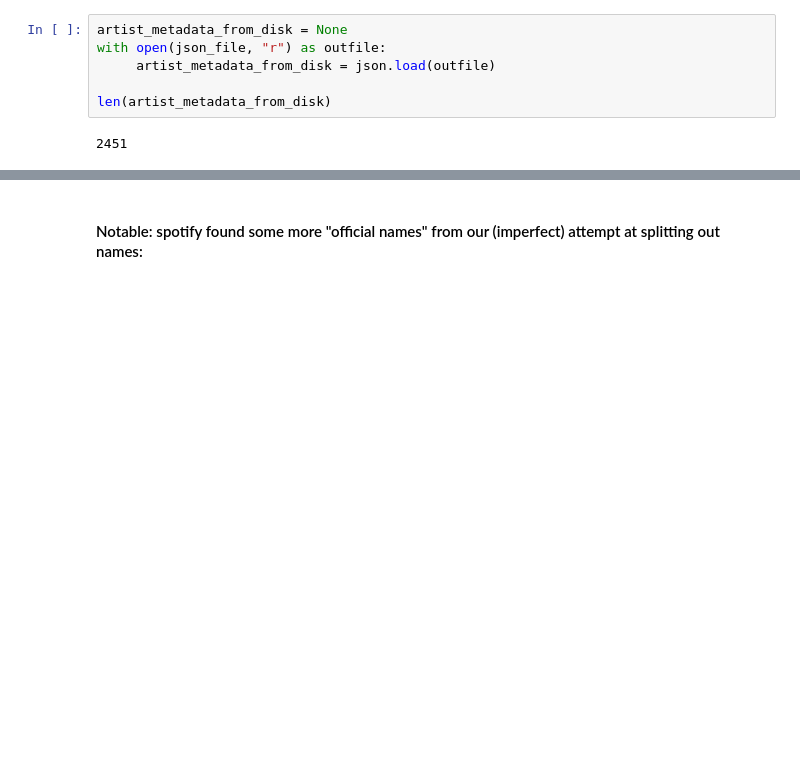
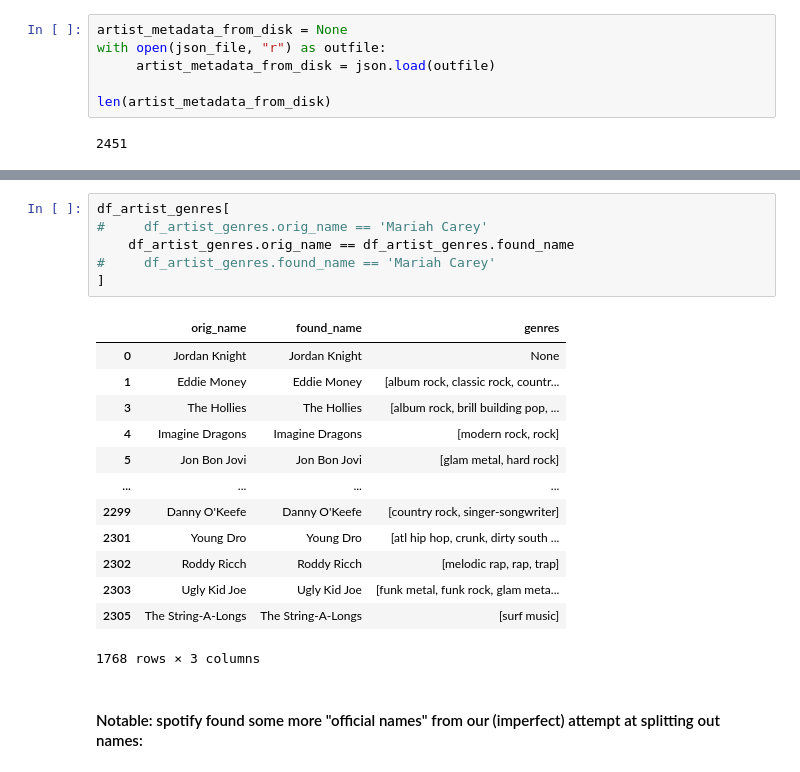
Before and after one commit to davidnmora/billboard-lyric-exploration, a Jupyter notebook: 1 DONE RIGHT Filter top X songs, fetch metadata for songs.ipynb, the cells around one changed output, grey strips where cells are left out. Saved outputs shown, nothing was run; the diff lists cells and outputs as text; blank space fills up the shorter version.

```diff
--- a/1 DONE RIGHT Filter top X songs, fetch metadata for songs.ipynb
+++ b/1 DONE RIGHT Filter top X songs, fetch metadata for songs.ipynb
@@ -243,3 +249,23 @@ df_artist_genres
+# %%
+df_artist_genres[
+#     df_artist_genres.orig_name == 'Mariah Carey'
+    df_artist_genres.orig_name == df_artist_genres.found_name
+#     df_artist_genres.found_name == 'Mariah Carey'
+]
+# %% [output]
+|  | orig_name | found_name | genres |
+| 0 | Jordan Knight | Jordan Knight | None |
+| 1 | Eddie Money | Eddie Money | [album rock, classic rock, countr... |
+| 3 | The Hollies | The Hollies | [album rock, brill building pop, ... |
+| 4 | Imagine Dragons | Imagine Dragons | [modern rock, rock] |
+| 5 | Jon Bon Jovi | Jon Bon Jovi | [glam metal, hard rock] |
+| ... | ... | ... | ... |
+| 2299 | Danny O'Keefe | Danny O'Keefe | [country rock, singer-songwriter] |
+| 2301 | Young Dro | Young Dro | [atl hip hop, crunk, dirty south ... |
+| 2302 | Roddy Ricch | Roddy Ricch | [melodic rap, rap, trap] |
+| 2303 | Ugly Kid Joe | Ugly Kid Joe | [funk metal, funk rock, glam meta... |
+| 2305 | The String-A-Longs | The String-A-Longs | [surf music] |
+1768 rows × 3 columns
 # %% [markdown]
 #### Notable: spotify found some more "official names" from our (imperfect) attempt at splitting out names:
 # %%
```
Also changed, not shown: parts of 18 cells of this notebook, 6 other files.
